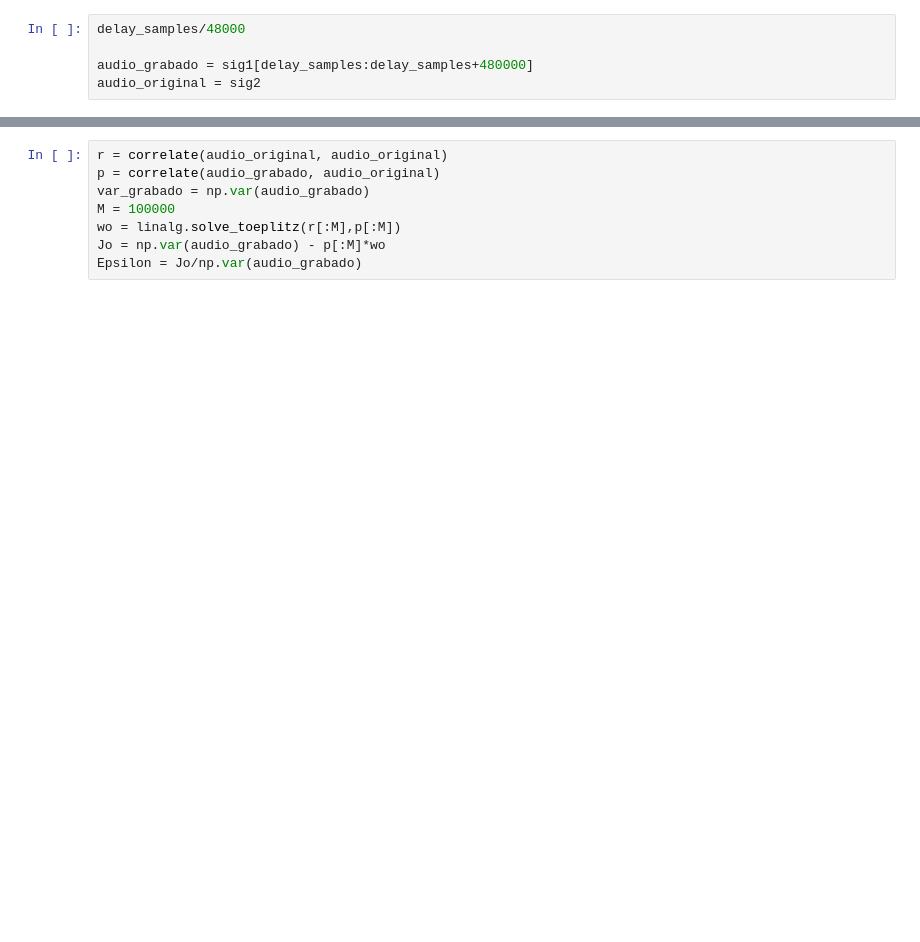
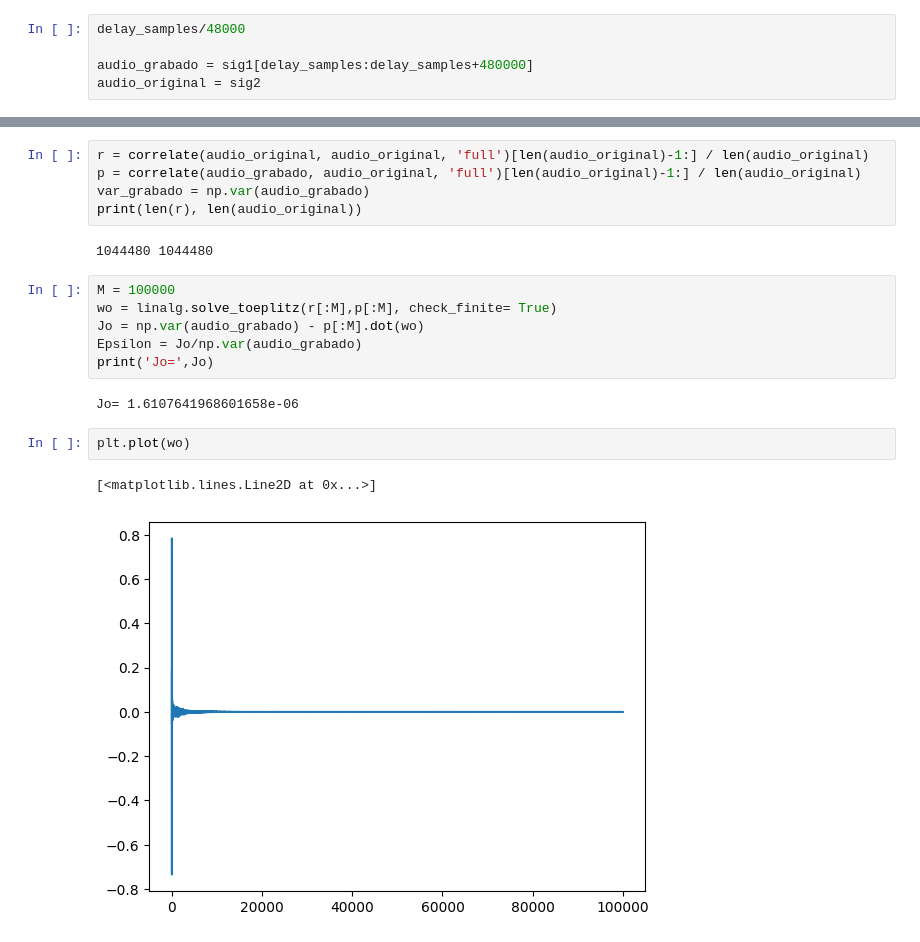
Before and after one commit to JBatRey/Procesamiento-Adaptativo-de-Se-ales-Aleatorias, a Jupyter notebook: TP2/pasatp2_acheck.ipynb, the cells around one changed output, grey strips where cells are left out. Drawn from its saved outputs; the diff is of its cells as text; blank space fills up the shorter version.

```diff
--- a/TP2/pasatp2_acheck.ipynb
+++ b/TP2/pasatp2_acheck.ipynb
@@ -77,11 +75,23 @@ plt.show()
+# %%
+r = correlate(audio_original, audio_original, 'full')[len(audio_original)-1:] / len(audio_original)
+p = correlate(audio_grabado, audio_original, 'full')[len(audio_original)-1:] / len(audio_original)
+var_grabado = np.var(audio_grabado)
+print(len(r), len(audio_original))
+# %% [output]
+1044480 1044480
 # %%
-r = correlate(audio_original, audio_original)
-p = correlate(audio_grabado, audio_original)
-var_grabado = np.var(audio_grabado)
 M = 100000
-wo = linalg.solve_toeplitz(r[:M],p[:M])
-Jo = np.var(audio_grabado) - p[:M]*wo
+wo = linalg.solve_toeplitz(r[:M],p[:M], check_finite= True)
+Jo = np.var(audio_grabado) - p[:M].dot(wo)
 Epsilon = Jo/np.var(audio_grabado)
+print('Jo=',Jo)
+# %% [output]
+Jo= 1.6107641968601658e-06
+# %%
+plt.plot(wo)
+# %% [output]
+[<matplotlib.lines.Line2D at 0x...>]
+[figure, added]
 # %%
 convolved_result = np.convolve(audio_original, wo, mode='same')
 
```
Also changed, not shown: parts of 7 cells of this notebook, 20 other files.
